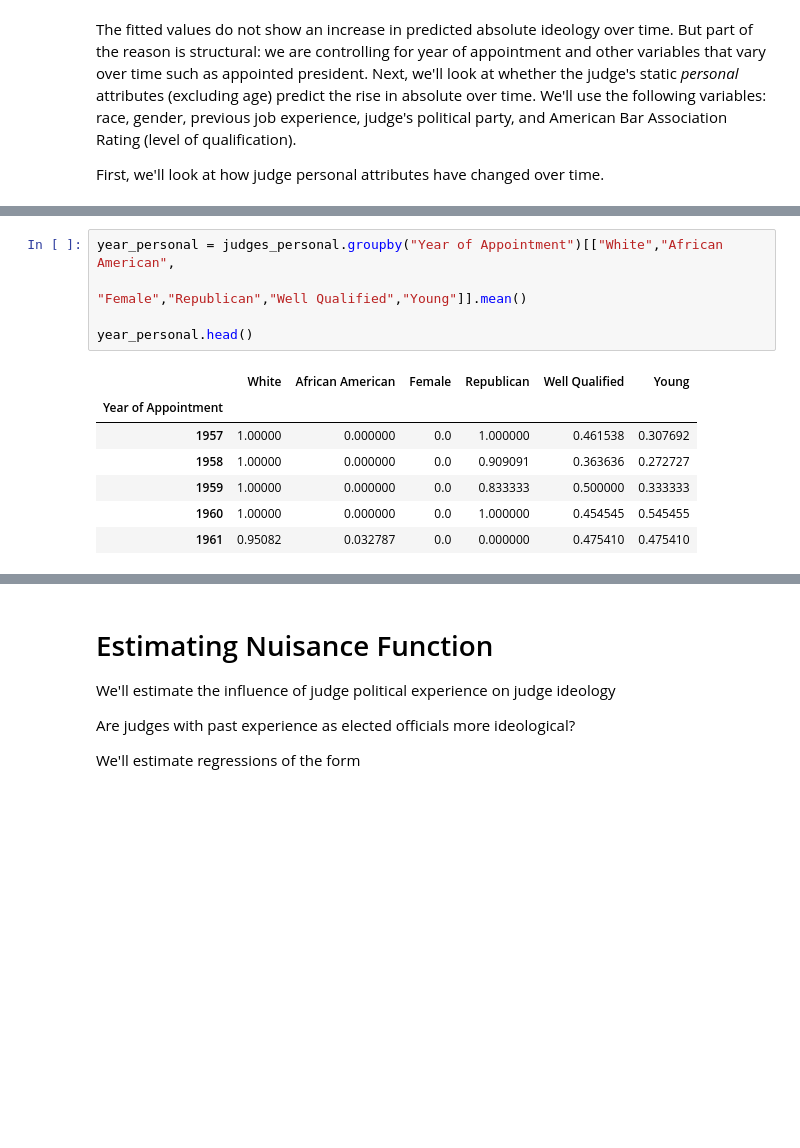
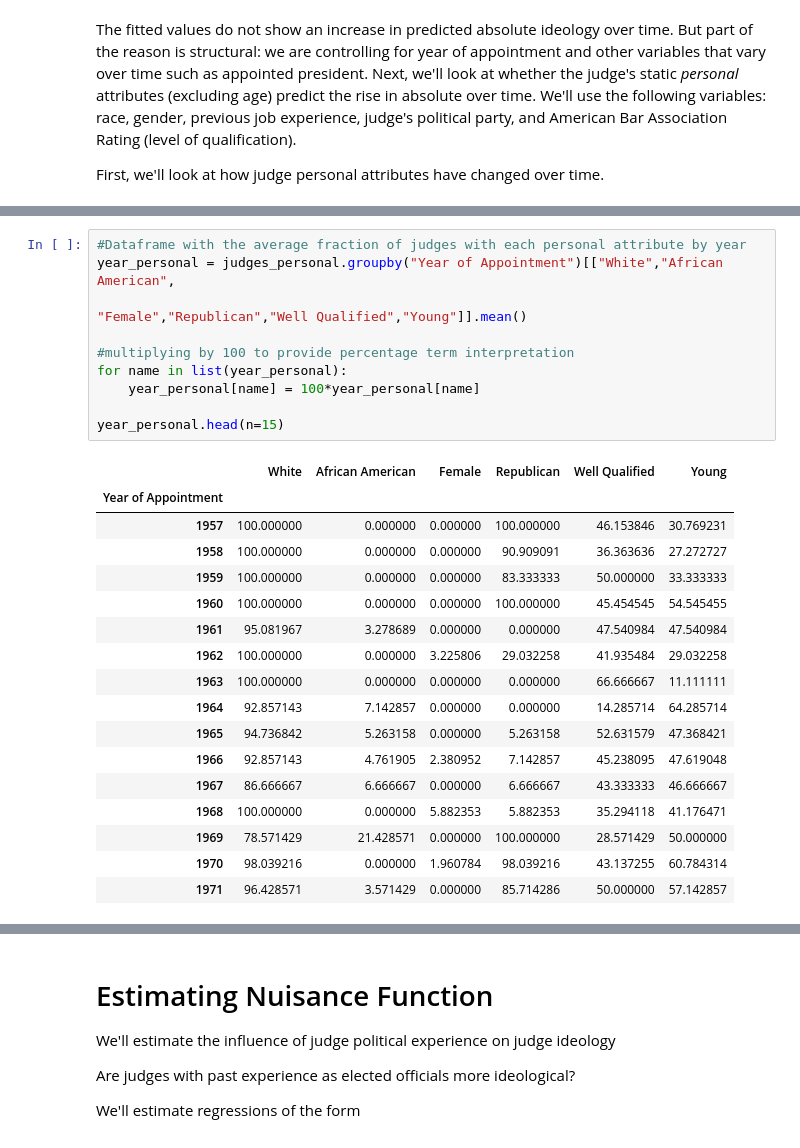
Before and after one commit to isapollnik/uscourts, a Jupyter notebook: Judge Ideology Charts.ipynb, the cells around one changed output, grey strips where cells are left out. Cells and saved outputs as stored; diff of their text form; blank space fills up the shorter version.

```diff
--- a/Judge Ideology Charts.ipynb
+++ b/Judge Ideology Charts.ipynb
@@ -475,15 +445,30 @@ See the caveats in the documentation: http://pandas.pydata.org/pandas-docs/stabl
 | 5 | 57.0 | Hispanic | Male | Republican | 0 | Qualified | 1982 | ... |
 | 10 | 48.0 | African American | Male | Democrat | 0 | Qualified | 1993 | ... |
 # %%
+#Dataframe with the average fraction of judges with each personal attribute by year
 year_personal = judges_personal.groupby("Year of Appointment")[["White","African American",
                                                                "Female","Republican","Well Qualified","Young"]].mean()
 
-year_personal.head()
+#multiplying by 100 to provide percentage term interpretation
+for name in list(year_personal):
+    year_personal[name] = 100*year_personal[name]
+
+year_personal.head(n=15)
 # %% [output]
 |  | White | African American | Female | Republican | Well Qualified | Young |
 | Year of Appointment |  |  |  |  |  |  |
-| 1957 | 1.00000 | 0.000000 | 0.0 | 1.000000 | 0.461538 | 0.307692 |
-| 1958 | 1.00000 | 0.000000 | 0.0 | 0.909091 | 0.363636 | 0.272727 |
-| 1959 | 1.00000 | 0.000000 | 0.0 | 0.833333 | 0.500000 | 0.333333 |
-| 1960 | 1.00000 | 0.000000 | 0.0 | 1.000000 | 0.454545 | 0.545455 |
-| 1961 | 0.95082 | 0.032787 | 0.0 | 0.000000 | 0.475410 | 0.475410 |
+| 1957 | 100.000000 | 0.000000 | 0.000000 | 100.000000 | 46.153846 | 30.769231 |
+| 1958 | 100.000000 | 0.000000 | 0.000000 | 90.909091 | 36.363636 | 27.272727 |
+| 1959 | 100.000000 | 0.000000 | 0.000000 | 83.333333 | 50.000000 | 33.333333 |
+| 1960 | 100.000000 | 0.000000 | 0.000000 | 100.000000 | 45.454545 | 54.545455 |
+| 1961 | 95.081967 | 3.278689 | 0.000000 | 0.000000 | 47.540984 | 47.540984 |
+| 1962 | 100.000000 | 0.000000 | 3.225806 | 29.032258 | 41.935484 | 29.032258 |
+| 1963 | 100.000000 | 0.000000 | 0.000000 | 0.000000 | 66.666667 | 11.111111 |
+| 1964 | 92.857143 | 7.142857 | 0.000000 | 0.000000 | 14.285714 | 64.285714 |
+| 1965 | 94.736842 | 5.263158 | 0.000000 | 5.263158 | 52.631579 | 47.368421 |
+| 1966 | 92.857143 | 4.761905 | 2.380952 | 7.142857 | 45.238095 | 47.619048 |
+| 1967 | 86.666667 | 6.666667 | 0.000000 | 6.666667 | 43.333333 | 46.666667 |
+| 1968 | 100.000000 | 0.000000 | 5.882353 | 5.882353 | 35.294118 | 41.176471 |
+| 1969 | 78.571429 | 21.428571 | 0.000000 | 100.000000 | 28.571429 | 50.000000 |
+| 1970 | 98.039216 | 0.000000 | 1.960784 | 98.039216 | 43.137255 | 60.784314 |
+| 1971 | 96.428571 | 3.571429 | 0.000000 | 85.714286 | 50.000000 | 57.142857 |
```
Also changed, not shown: parts of 27 cells of this notebook, 1 other file.
